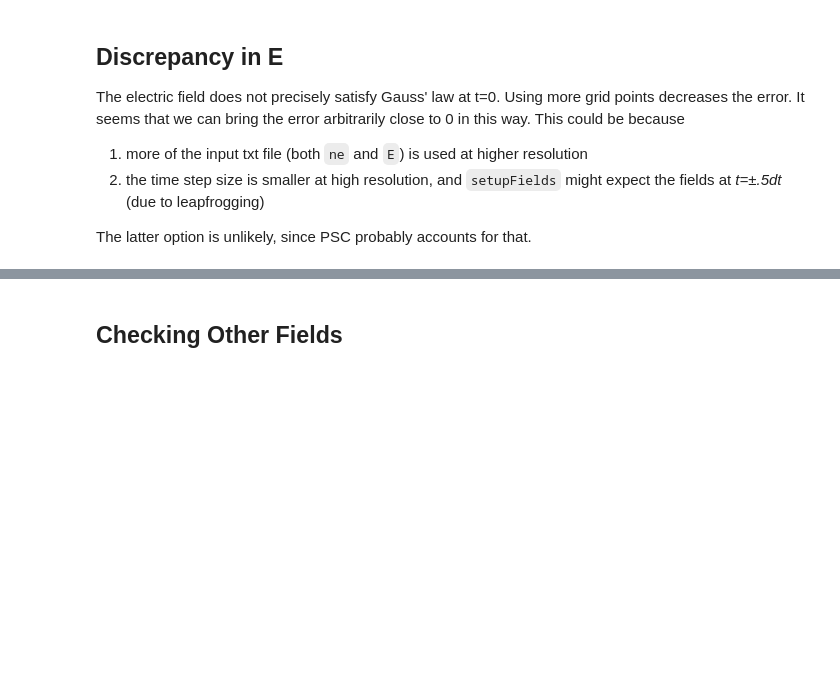
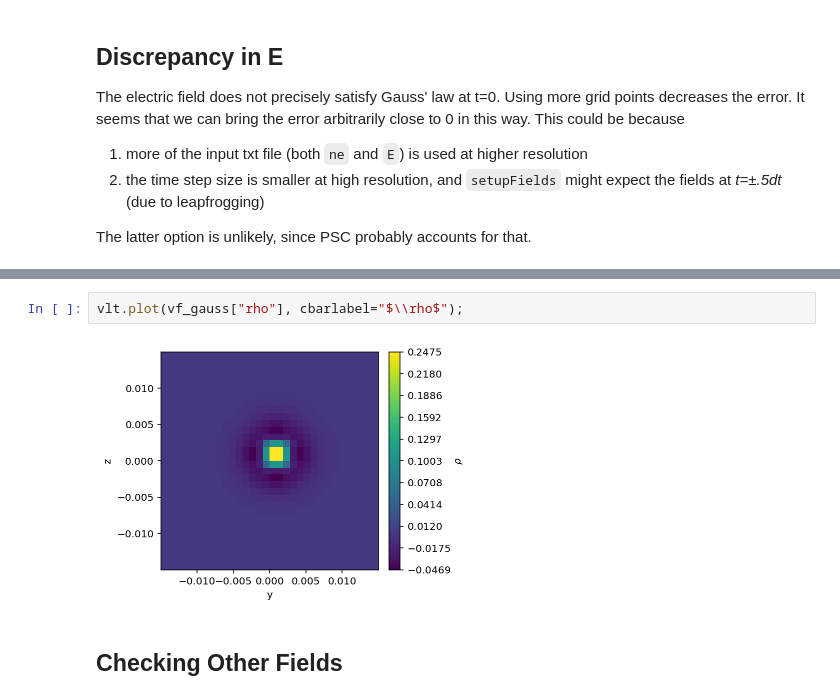
Before and after one commit to JamesMcClung/psc-scrap, a Jupyter notebook: analysis.ipynb, the cells around one changed output, grey strips where cells are left out. Cells and saved outputs as stored; diff of their text form; blank space fills up the shorter version.

```diff
--- a/analysis.ipynb
+++ b/analysis.ipynb
@@ -165,3 +171,7 @@ Trial: trial_medB_n512_fromphi_start
+# %%
+vlt.plot(vf_gauss["rho"], cbarlabel="$\\rho$");
+# %% [output]
+[figure, added]
 # %% [markdown]
 ## Checking Other Fields
 # %%
```
Also changed, not shown: parts of 8 cells of this notebook.
